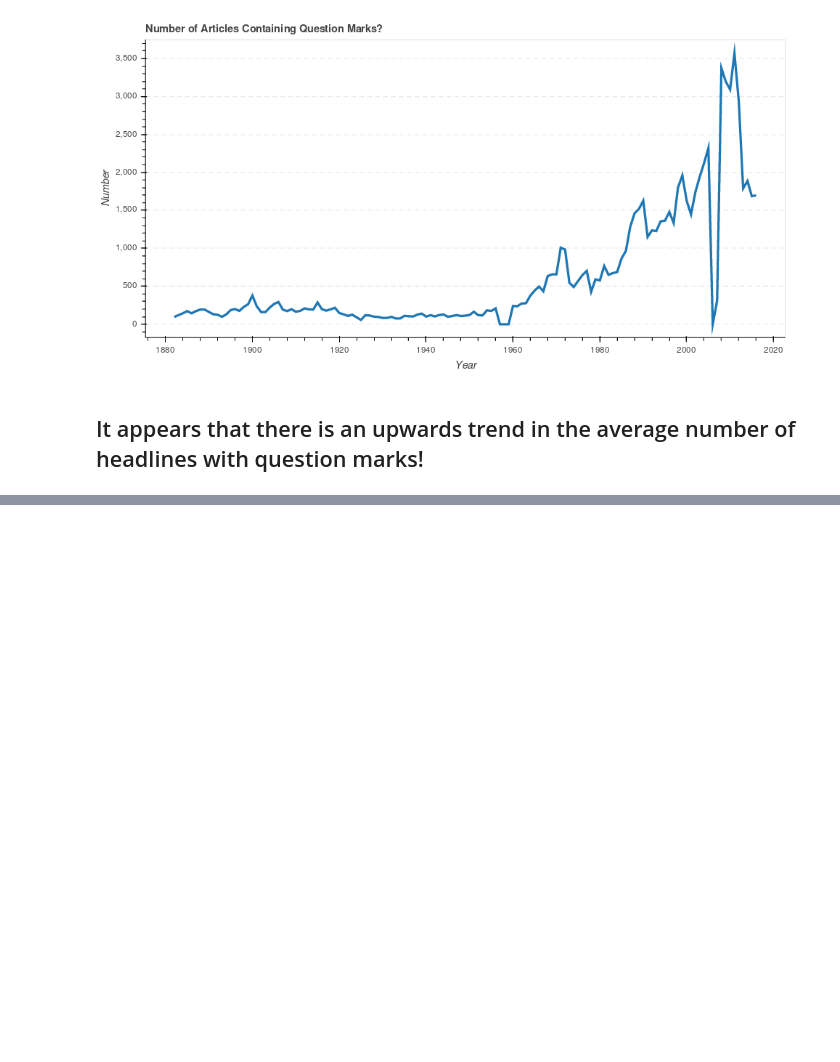
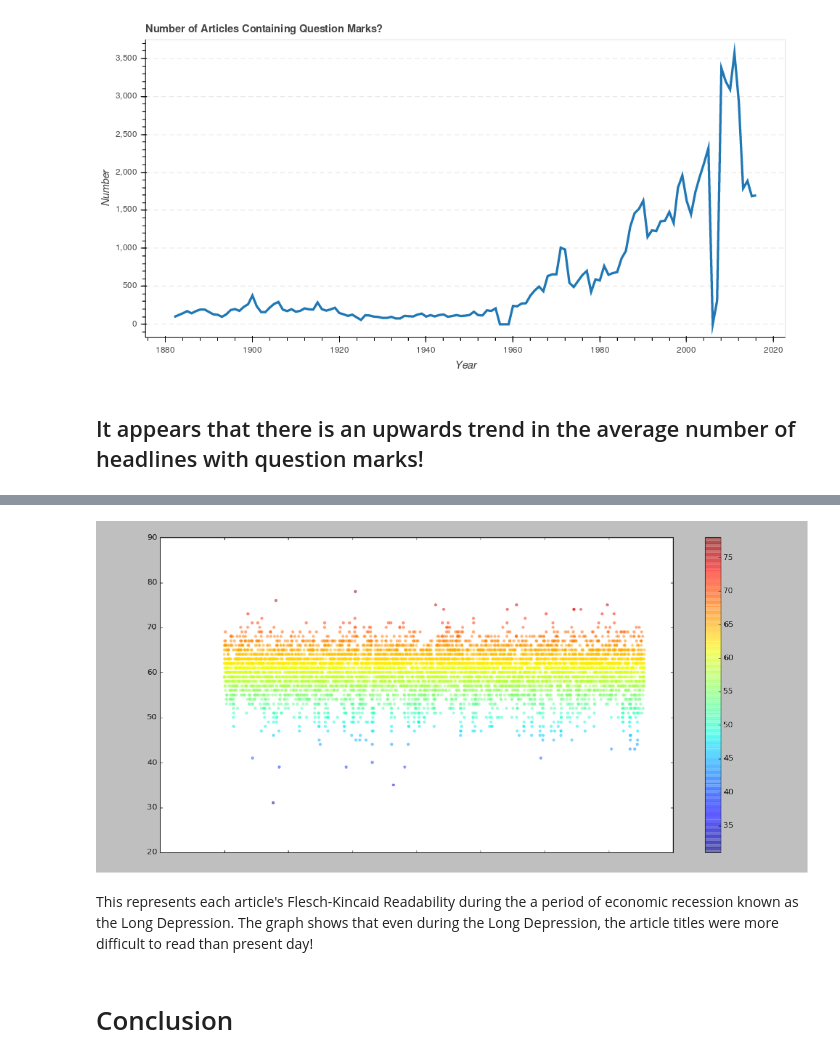
Before and after one commit to headlineanalysis/CSCE489, a Jupyter notebook: NYT_Analysis.ipynb, the cells around one changed output, grey strips where cells are left out. Saved outputs shown, nothing was run; the diff lists cells and outputs as text; code cells hidden in the pictures; blank space fills up the shorter version.

```diff
--- a/NYT_Analysis.ipynb
+++ b/NYT_Analysis.ipynb
@@ -415,0 +525,9 @@ Image("./images/question-marks.png")
+# %%
+from IPython.display import Image
+Image("long-depr.png")
+# %% [output]
+[figure, added]
+# %% [markdown]
+This represents each article's Flesch-Kincaid Readability during the a period of economic recession known as the Long Depression. The graph shows that even during the Long Depression, the article titles were more difficult to read than present day!
+# %% [markdown]
+# Conclusion
```
Also changed, not shown: parts of 46 cells of this notebook, 10 other files.
